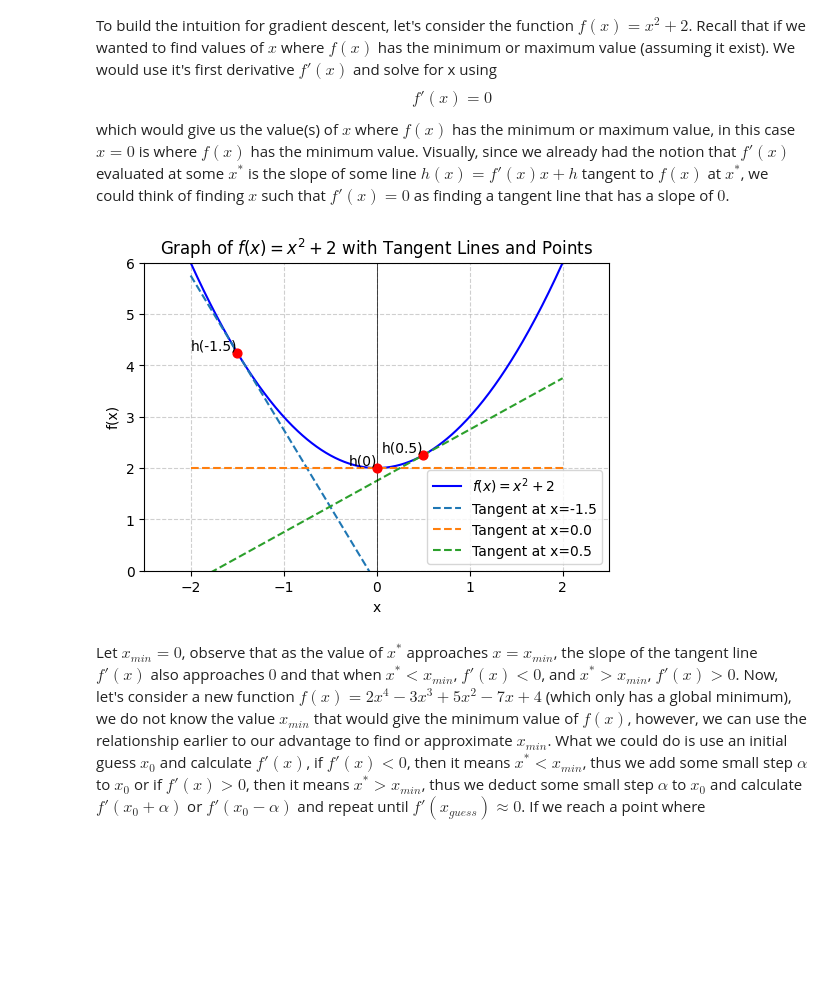
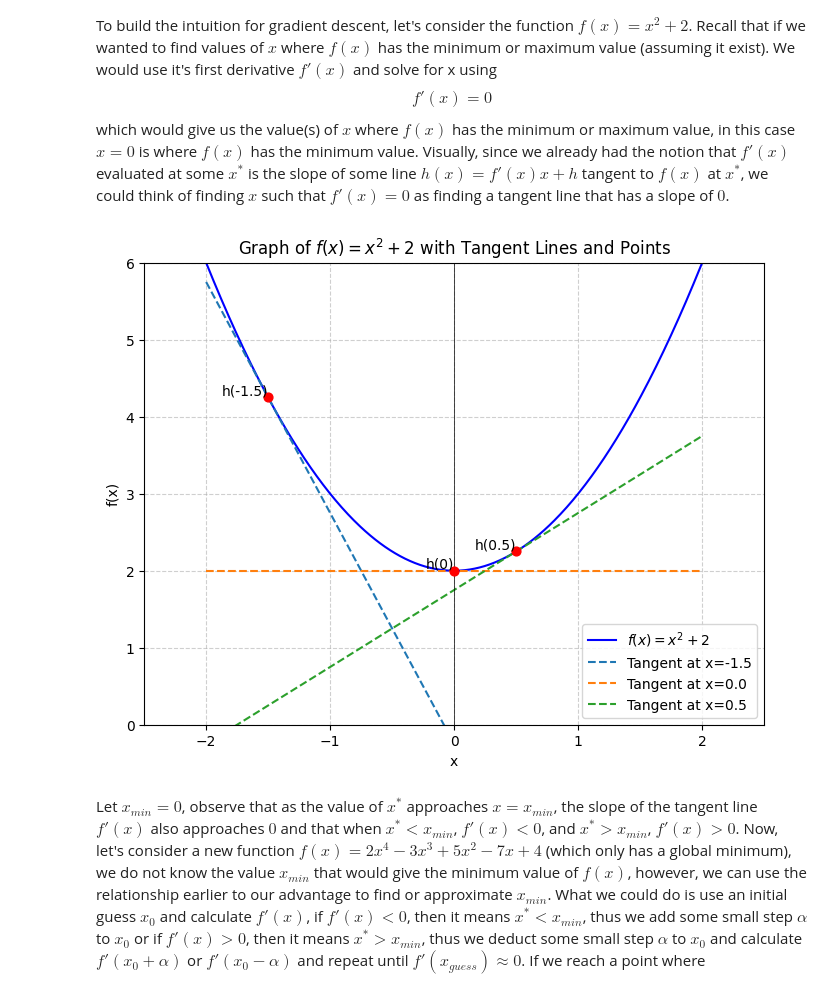
Before and after one commit to manganeseheptoxide/Undergraduate-Thesis, a Jupyter notebook: Resources/Notes.ipynb, the cells around one changed output. Cells and saved outputs as stored; diff of their text form; code cells hidden in the pictures; blank space fills up the shorter version.

```diff
--- a/Resources/Notes.ipynb
+++ b/Resources/Notes.ipynb
@@ -494,41 +496,41 @@ y = f(x)
 tangent_points = [-1.5, 0, 0.5]
 
 # Generate plot
-plt.figure(figsize=(6, 4))
+plt.figure(figsize=(8, 6))
 plt.plot(x, y, label=r'$f(x) = x^2 + 2$', color='b')
 
 # Plot tangent lines and dots
 for x0 in tangent_points:
     slope = f_prime(x0)  # f'(x0)
     y0 = f(x0)  # f(x0)
     tangent_line = slope * (x - x0) + y0  # h(x) = f'(x0) * (x - x0) + f(x0)
     plt.plot(x, tangent_line, linestyle='dashed', label=f'Tangent at x={x0:.1f}')
 
     # Add dot at (x0, f(x0))
     plt.scatter(x0, y0, color='red', s=40, zorder=3)  # Red dot, size 80
 
     # Label the tangent line at (x0, h(x0))
     plt.text(x0, y0, f'h({x0})', fontsize=10, verticalalignment='bottom', horizontalalignment='right')
 
 # Adjust x and y axis range
 plt.xlim(-2.5, 2.5)  # Custom x-axis range
 plt.ylim(0, 6)  # Custom y-axis range
 
 # Add reference lines
 plt.axhline(0, color='black', linewidth=0.5)
 plt.axvline(0, color='black', linewidth=0.5)
 plt.grid(True, linestyle='--', alpha=0.6)
 
 # Labels and title
 plt.xlabel('x')
 plt.ylabel('f(x)')
 plt.title('Graph of $f(x) = x^2 + 2$ with Tangent Lines and Points')
 plt.legend()
 
 # Show the plot
 plt.show()
 # %% [output]
-[figure, old version]
+[figure, new version]
 # %% [markdown]
 Let $x_{min} = 0$, observe that as the value of $x^*$ approaches $x=x_{min}$, the slope of the tangent line $f'(x)$ also approaches $0$ and that when $x^* < x_{min}$, $f'(x) < 0$, and $x^* > x_{min}$, $f'(x) > 0$. Now, let's consider a new function $f(x) = 2x^4 - 3x^3 + 5x^2 - 7x + 4$ (which only has a global minimum), we do not know the value $x_{min}$ that would give the minimum value of $f(x)$, however, we can use the relationship earlier to our advantage to find or approximate $x_{min}$. What we could do is use an initial guess $x_0$ and calculate $f'(x)$, if $f'(x) < 0$, then it means $x^* < x_{min}$, thus we add some small step $\alpha$ to $x_0$ or if $f'(x) > 0$, then it means $x^* > x_{min}$, thus we deduct some small step $\alpha$ to $x_0$ and calculate $f'(x_0 + \alpha)$ or $f'(x_0 - \alpha)$ and repeat until $f'(x_{guess}) \approx 0$. If we reach a point where $x_{guess} - \alpha < x_{min} < x_{guess} + \alpha$, that is $f'(x_0 - \alpha) < 0 < f'(x_0 + \alpha)$, we can use smaller increments say $\beta = \dfrac{\alpha}{2}$ and use that instead.
 # %%
```
Also changed, not shown: parts of 14 cells of this notebook, 2 other files.
